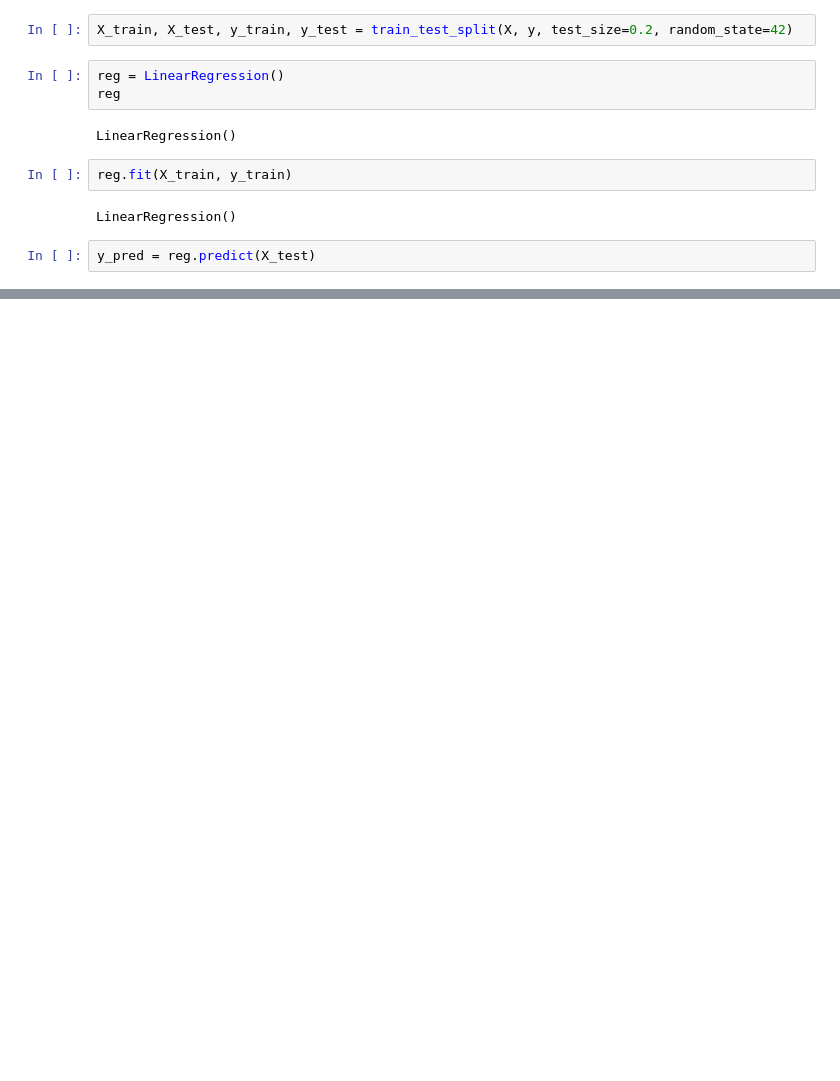
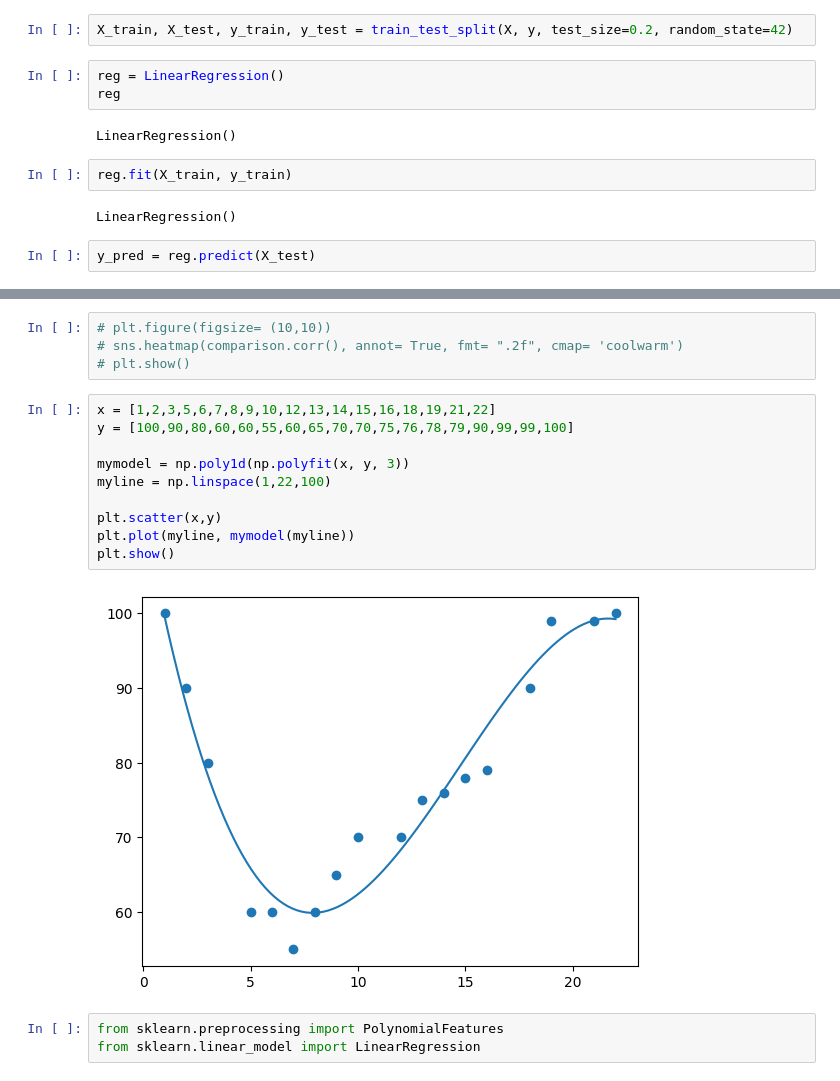
Before and after one commit to ydv-prince/ML-Practicals, a Jupyter notebook: workshop/regression.ipynb, the cells around one changed output, grey strips where cells are left out. Cells and saved outputs as stored; diff of their text form; blank space fills up the shorter version.

Commit message:
Added Polynomial Regression

```diff
--- a/workshop/regression.ipynb
+++ b/workshop/regression.ipynb
@@ -278,0 +378,19 @@ Root Mean Squared Error: 2.862855438604399
+# %%
+# plt.figure(figsize= (10,10))
+# sns.heatmap(comparison.corr(), annot= True, fmt= ".2f", cmap= 'coolwarm')
+# plt.show()
+# %%
+x = [1,2,3,5,6,7,8,9,10,12,13,14,15,16,18,19,21,22]
+y = [100,90,80,60,60,55,60,65,70,70,75,76,78,79,90,99,99,100]
+
+mymodel = np.poly1d(np.polyfit(x, y, 3))
+myline = np.linspace(1,22,100)
+
+plt.scatter(x,y)
+plt.plot(myline, mymodel(myline))
+plt.show()
+# %% [output]
+[figure, added]
+# %%
+from sklearn.preprocessing import PolynomialFeatures
+from sklearn.linear_model import LinearRegression
```
Also changed, not shown: parts of 17 cells of this notebook.
